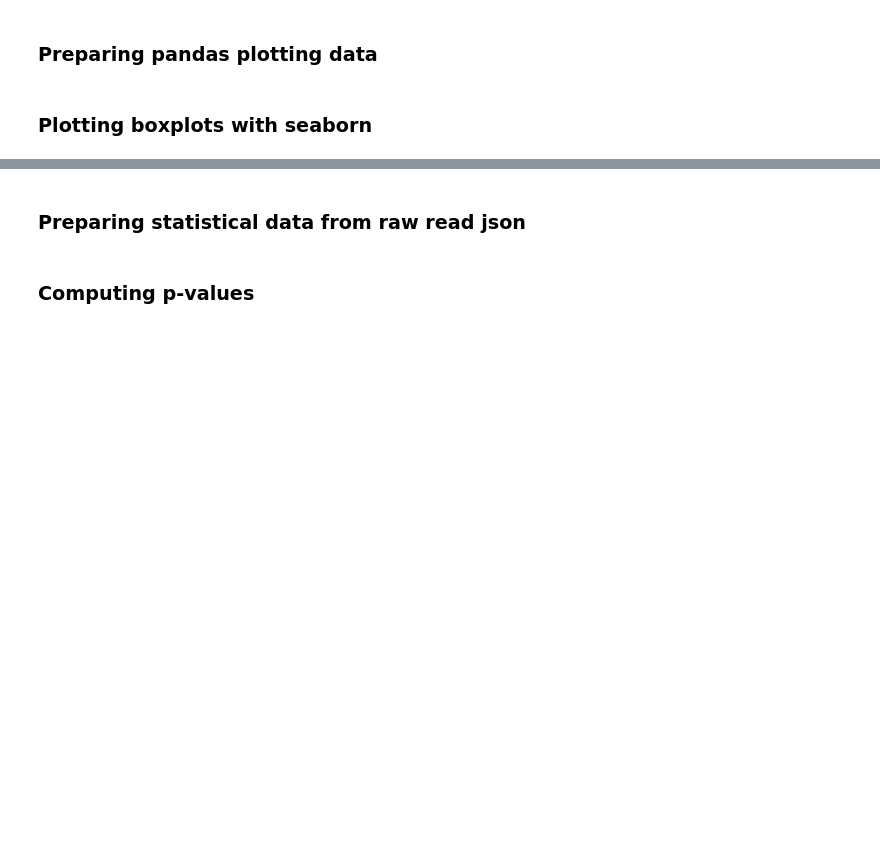
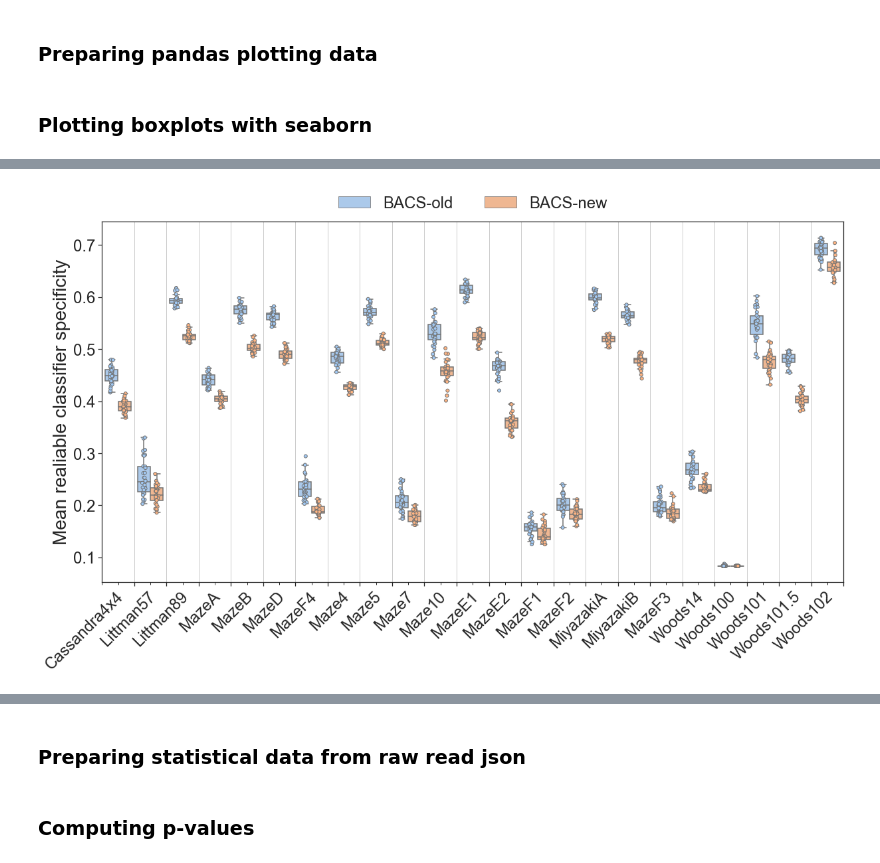
Before and after one commit to RomainOr/Reasoning-with-ALCS, a Jupyter notebook: example/MazeBoxplot.ipynb, the cells around one changed output, grey strips where cells are left out. Drawn from its saved outputs; the diff is of its cells as text; code cells hidden in the pictures; blank space fills up the shorter version.

```diff
--- a/example/MazeBoxplot.ipynb
+++ b/example/MazeBoxplot.ipynb
@@ -265,0 +347,5 @@ plot_first_time_full_knowledge_achieved(pandas_data)
+# %%
+if produce_graph:
+    plot_mean_classifier_specificity(pandas_data)
+# %% [output]
+[figure, added]
```
Also changed, not shown: parts of 19 cells of this notebook, 57 other files.
